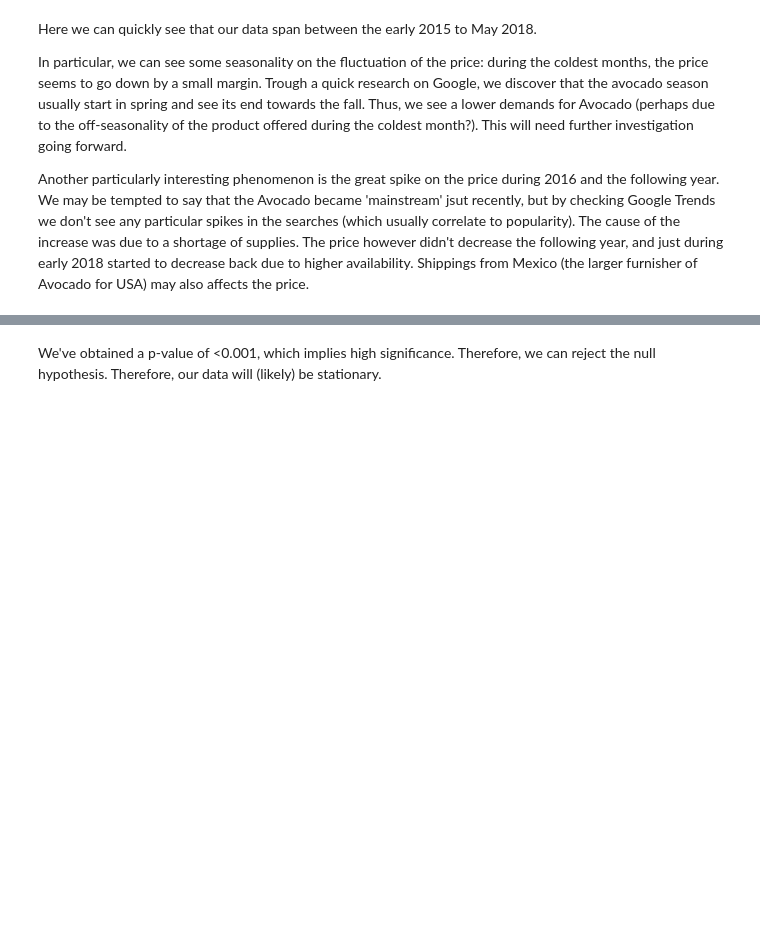
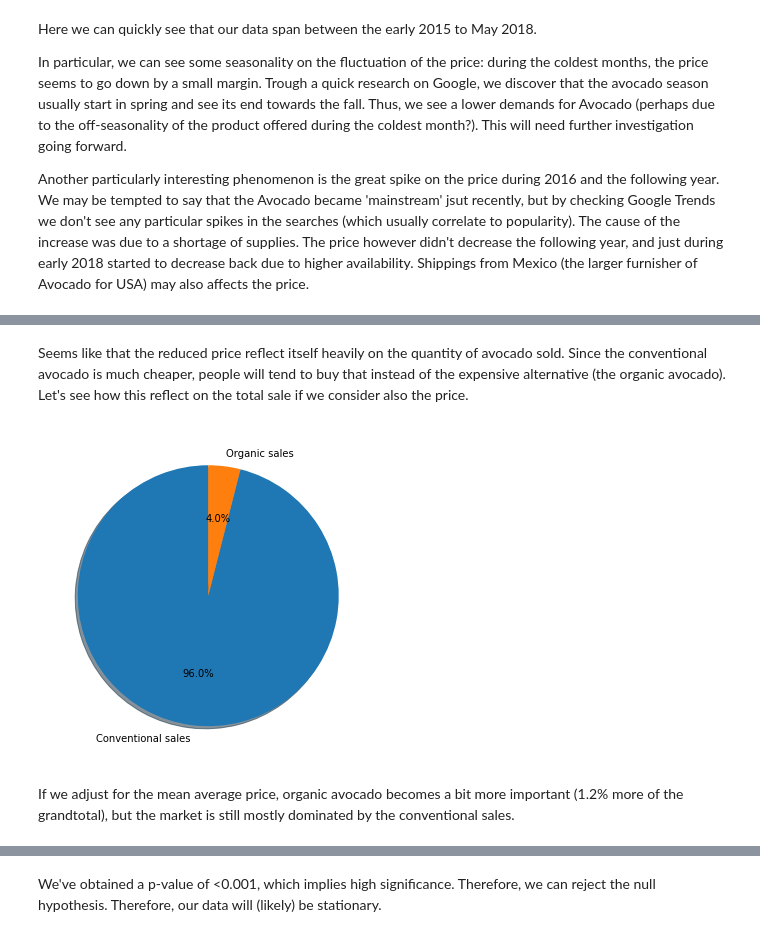
Before and after one commit to Zanett96/Kaggle, a Jupyter notebook: Avocado/Avocado.ipynb, the cells around one changed output, grey strips where cells are left out. Cells and saved outputs as stored; diff of their text form; code cells hidden in the pictures; blank space fills up the shorter version.

```diff
--- a/Avocado/Avocado.ipynb
+++ b/Avocado/Avocado.ipynb
@@ -142 +171,14 @@ Another particularly interesting phenomenon is the great spike on the price duri
+# %% [markdown]
+Seems like that the reduced price reflect itself heavily on the quantity of avocado sold. Since the conventional avocado is much cheaper, people will tend to buy that instead of the expensive alternative (the organic avocado). Let's see how this reflect on the total sale if we consider also the price.
+# %%
+organic_total = organic_quantity*organic_df['AveragePrice'].mean()
+conventional_total = conventional_quantity*conventional_df['AveragePrice'].mean()
+
+plt.figure(figsize=(12, 6))
+plt.pie([conventional_total, organic_total],  labels=['Conventional sales', 'Organic sales'], autopct='%1.1f%%',  shadow=True, startangle=90)
+plt.show()
+# %% [output]
+[figure, added]
+# %% [markdown]
+If we adjust for the mean average price, organic avocado becomes a bit more important (1.2% more of the grandtotal), but the market is still mostly dominated by the conventional sales.
 # %% [markdown]
```
Also changed, not shown: parts of 10 cells of this notebook.
